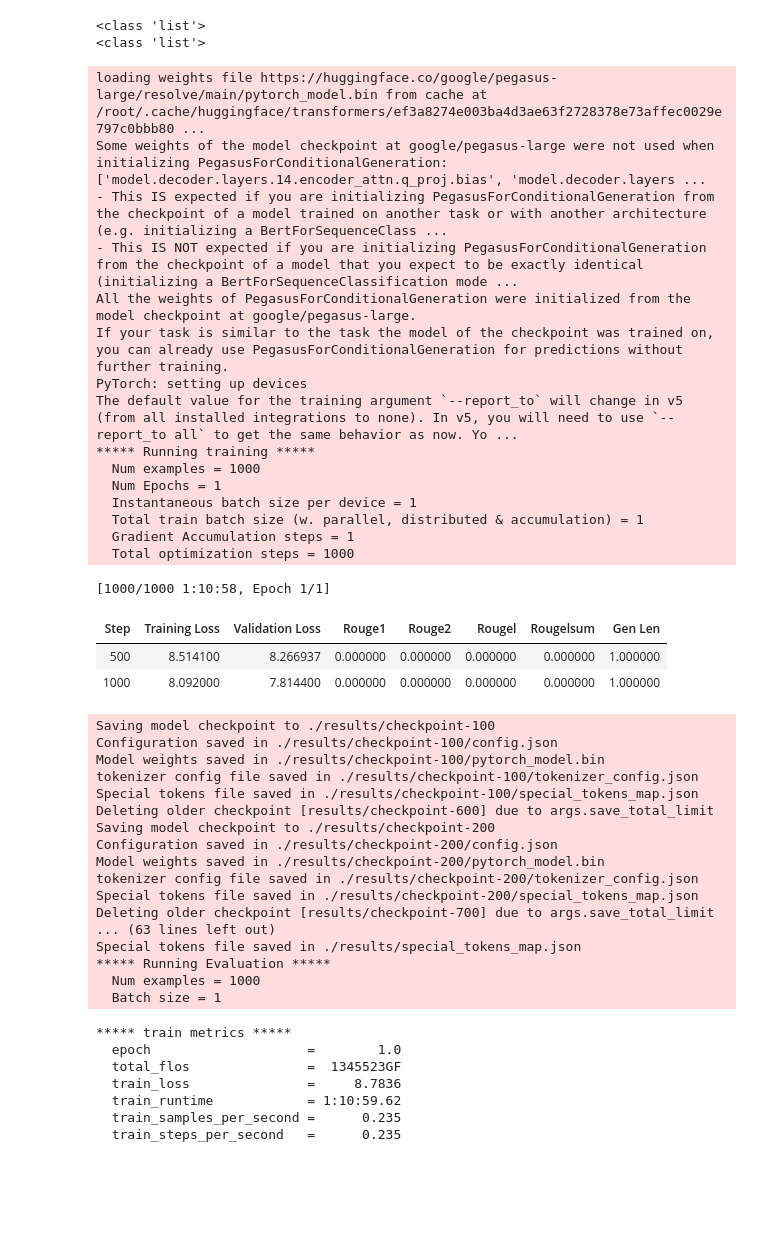
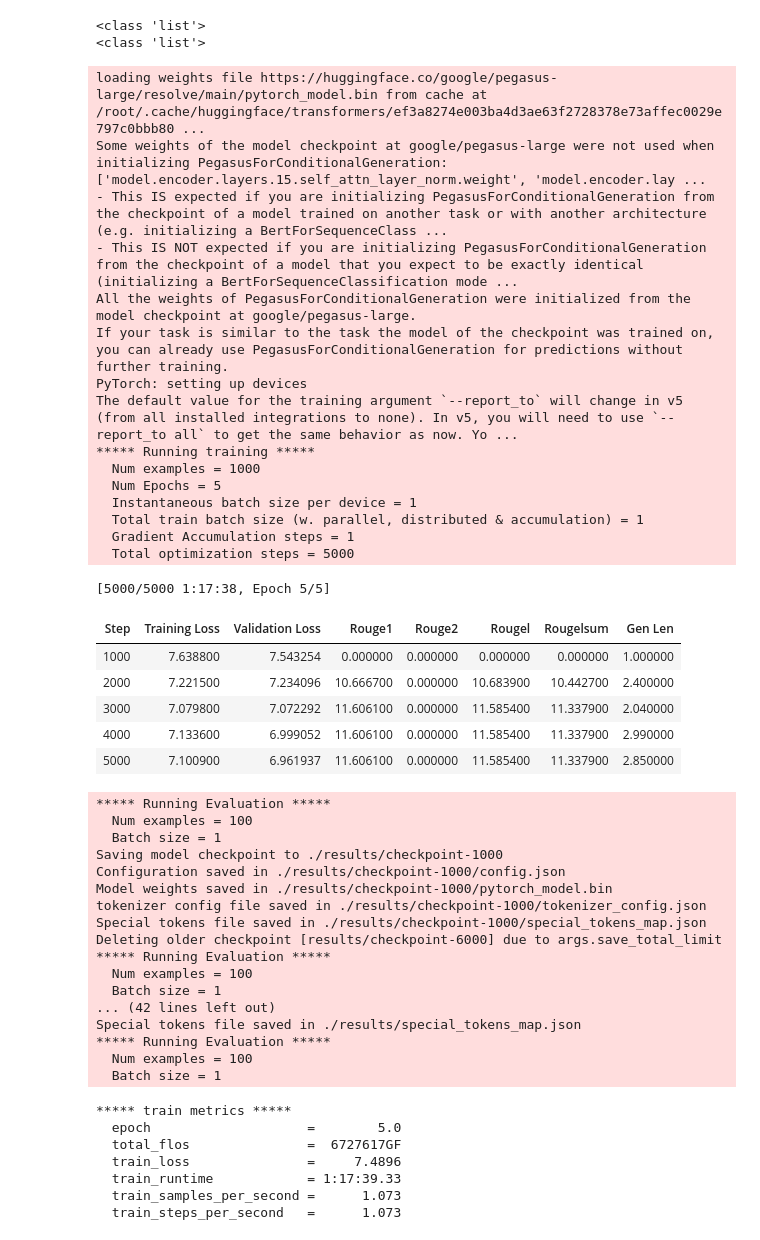
Before and after one commit to EricCallaway/COSC_6319_Project, a Jupyter notebook: finetune_pegasus_reviews_summarization.ipynb, the cells around one changed output. Saved outputs shown, nothing was run; the diff lists cells and outputs as text; code cells hidden in the pictures; blank space fills up the shorter version.

```diff
--- a/finetune_pegasus_reviews_summarization.ipynb
+++ b/finetune_pegasus_reviews_summarization.ipynb
@@ -137,7 +143,6 @@ def prepare_fine_tuning(model_name, tokenizer, train_dataset, val_dataset=None,
   torch_device = 'cuda' if torch.cuda.is_available() else 'cpu'
   configuration = PegasusConfig(vocab_size=96103, encoder_layers=8, encoder_attention_heads=8, decoder_layers=8, decoder_attention_heads=8)
   model = PegasusForConditionalGeneration.from_pretrained(model_name,config = configuration).to(torch_device)
-  #model = PegasusForConditionalGeneration.from_pretrained(model_name).to(torch_device)
   configuration = model.config
 
   if freeze_encoder:
@@ -147,13 +152,13 @@ def prepare_fine_tuning(model_name, tokenizer, train_dataset, val_dataset=None,
   if val_dataset is not None:
     training_args = Seq2SeqTrainingArguments(
       output_dir=output_dir,           # output directory
-      num_train_epochs=1,           # total number of training epochs
+      num_train_epochs=5,           # total number of training epochs
       per_device_train_batch_size=1,   # batch size per device during training, can increase if memory allows
       per_device_eval_batch_size=1,    # batch size for evaluation, can increase if memory allows
-      save_steps=100,                  # number of updates steps before checkpoint saves
+      save_steps=1000,                  # number of updates steps before checkpoint saves
       save_total_limit=5,              # limit the total amount of checkpoints and deletes the older checkpoints
       evaluation_strategy='steps',     # evaluation strategy to adopt during training
-      eval_steps=500,                  # number of update steps before evaluation
+      eval_steps=1000,                  # number of update steps before evaluation
       warmup_steps=100,                # number of warmup steps for learning rate scheduler
       weight_decay=0.01,               # strength of weight decay
       logging_dir='./logs',            # directory for storing logs
@@ -177,7 +182,7 @@ if __name__=='__main__':
   dataset = load_dataset('csv', data_files='/content/drive/My Drive/Colab Notebooks/Reviews.csv')
 
   review_train, summary_train = dataset['train']['Text'][:1000],dataset['train']['Summary'][:1000]
-  review_validation, summary_validation = dataset['train']['Text'][:1000],dataset['train']['Summary'][:1000]
+  review_validation, summary_validation = dataset['train']['Text'][:100],dataset['train']['Summary'][:100]
   d = {'Text': review_train, 'Summary': summary_train}
   test_df = pd.DataFrame(d)
   test_df = test_df.dropna()
@@ -209,7 +214,7 @@ if __name__=='__main__':
   trainer.save_metrics("eval", metrics)
 
      # prediction
-  predict_results = trainer.predict( review_validation,metric_key_prefix="predict")
+  predict_results = trainer.predict( val_dataset,metric_key_prefix="predict")
   metrics = predict_results.metrics
   trainer.log_metrics("predict", metrics)
   trainer.save_metrics("predict", metrics)
@@ -231,60 +236,63 @@ loading configuration file https://huggingface.co/google/pegasus-large/resolve/m
 Model config PegasusConfig {
   "_name_or_path": "google/pegasus-large",
   "activation_dropout": 0.1,
   "activation_function": "relu",
   "add_bias_logits": false,
   "add_final_layer_norm": true,
   "architectures": [
     "PegasusForConditionalGeneration"
   ],
   "attention_dropout": 0.1,
 ... (364 lines left out)
   "transformers_version": "4.18.0",
   "use_cache": true,
   "vocab_size": 96103
 }
 <class 'list'>
 <class 'list'>
 loading weights file https://huggingface.co/google/pegasus-large/resolve/main/pytorch_model.bin from cache at /root/.cache/huggingface/transformers/ef3a8274e003ba4d3ae63f2728378e73affec0029e797c0bbb80 ...
-Some weights of the model checkpoint at google/pegasus-large were not used when initializing PegasusForConditionalGeneration: ['model.decoder.layers.14.encoder_attn.q_proj.bias', 'model.decoder.layers ...
+Some weights of the model checkpoint at google/pegasus-large were not used when initializing PegasusForConditionalGeneration: ['model.encoder.layers.15.self_attn_layer_norm.weight', 'model.encoder.lay ...
 - This IS expected if you are initializing PegasusForConditionalGeneration from the checkpoint of a model trained on another task or with another architecture (e.g. initializing a BertForSequenceClass ...
 - This IS NOT expected if you are initializing PegasusForConditionalGeneration from the checkpoint of a model that you expect to be exactly identical (initializing a BertForSequenceClassification mode ...
 All the weights of PegasusForConditionalGeneration were initialized from the model checkpoint at google/pegasus-large.
 If your task is similar to the task the model of the checkpoint was trained on, you can already use PegasusForConditionalGeneration for predictions without further training.
 PyTorch: setting up devices
 The default value for the training argument `--report_to` will change in v5 (from all installed integrations to none). In v5, you will need to use `--report_to all` to get the same behavior as now. Yo ...
 ***** Running training *****
   Num examples = 1000
-  Num Epochs = 1
+  Num Epochs = 5
   Instantaneous batch size per device = 1
   Total train batch size (w. parallel, distributed & accumulation) = 1
   Gradient Accumulation steps = 1
-  Total optimization steps = 1000
+  Total optimization steps = 5000
-[1000/1000 1:10:58, Epoch 1/1]
+[5000/5000 1:17:38, Epoch 5/5]
 | Step | Training Loss | Validation Loss | Rouge1 | Rouge2 | Rougel | Rougelsum | Gen Len |
-| 500 | 8.514100 | 8.266937 | 0.000000 | 0.000000 | 0.000000 | 0.000000 | 1.000000 |
-| 1000 | 8.092000 | 7.814400 | 0.000000 | 0.000000 | 0.000000 | 0.000000 | 1.000000 |
+| 1000 | 7.638800 | 7.543254 | 0.000000 | 0.000000 | 0.000000 | 0.000000 | 1.000000 |
+| 2000 | 7.221500 | 7.234096 | 10.666700 | 0.000000 | 10.683900 | 10.442700 | 2.400000 |
+| 3000 | 7.079800 | 7.072292 | 11.606100 | 0.000000 | 11.585400 | 11.337900 | 2.040000 |
+| 4000 | 7.133600 | 6.999052 | 11.606100 | 0.000000 | 11.585400 | 11.337900 | 2.990000 |
+| 5000 | 7.100900 | 6.961937 | 11.606100 | 0.000000 | 11.585400 | 11.337900 | 2.850000 |
-Saving model checkpoint to ./results/checkpoint-100
-Configuration saved in ./results/checkpoint-100/config.json
-Model weights saved in ./results/checkpoint-100/pytorch_model.bin
-tokenizer config file saved in ./results/checkpoint-100/tokenizer_config.json
-Special tokens file saved in ./results/checkpoint-100/special_tokens_map.json
-Deleting older checkpoint [results/checkpoint-600] due to args.save_total_limit
-Saving model checkpoint to ./results/checkpoint-200
-Configuration saved in ./results/checkpoint-200/config.json
-Model weights saved in ./results/checkpoint-200/pytorch_model.bin
-tokenizer config file saved in ./results/checkpoint-200/tokenizer_config.json
-Special tokens file saved in ./results/checkpoint-200/special_tokens_map.json
-Deleting older checkpoint [results/checkpoint-700] due to args.save_total_limit
-... (63 lines left out)
+***** Running Evaluation *****
+  Num examples = 100
+  Batch size = 1
+Saving model checkpoint to ./results/checkpoint-1000
+Configuration saved in ./results/checkpoint-1000/config.json
+Model weights saved in ./results/checkpoint-1000/pytorch_model.bin
+tokenizer config file saved in ./results/checkpoint-1000/tokenizer_config.json
+Special tokens file saved in ./results/checkpoint-1000/special_tokens_map.json
+Deleting older checkpoint [results/checkpoint-6000] due to args.save_total_limit
+***** Running Evaluation *****
+  Num examples = 100
+  Batch size = 1
+... (42 lines left out)
 Special tokens file saved in ./results/special_tokens_map.json
 ***** Running Evaluation *****
-  Num examples = 1000
+  Num examples = 100
   Batch size = 1
 ***** train metrics *****
-  epoch                    =        1.0
-  total_flos               =  1345523GF
-  train_loss               =     8.7836
-  train_runtime            = 1:10:59.62
-  train_samples_per_second =      0.235
-  train_steps_per_second   =      0.235
+  epoch                    =        5.0
+  total_flos               =  6727617GF
+  train_loss               =     7.4896
+  train_runtime            = 1:17:39.33
+  train_samples_per_second =      1.073
+  train_steps_per_second   =      1.073
```
Also changed, not shown: parts of 5 cells of this notebook.
